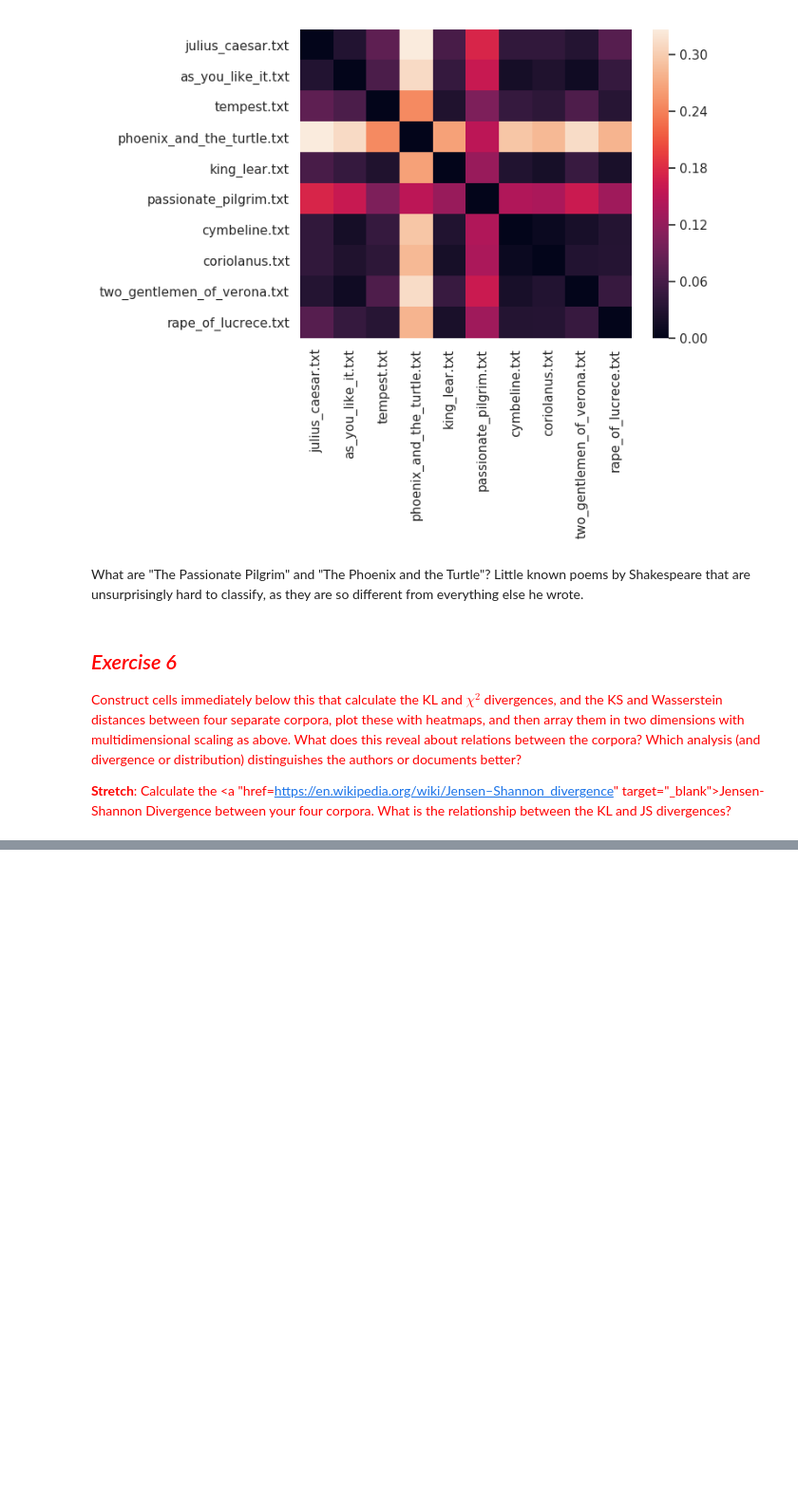
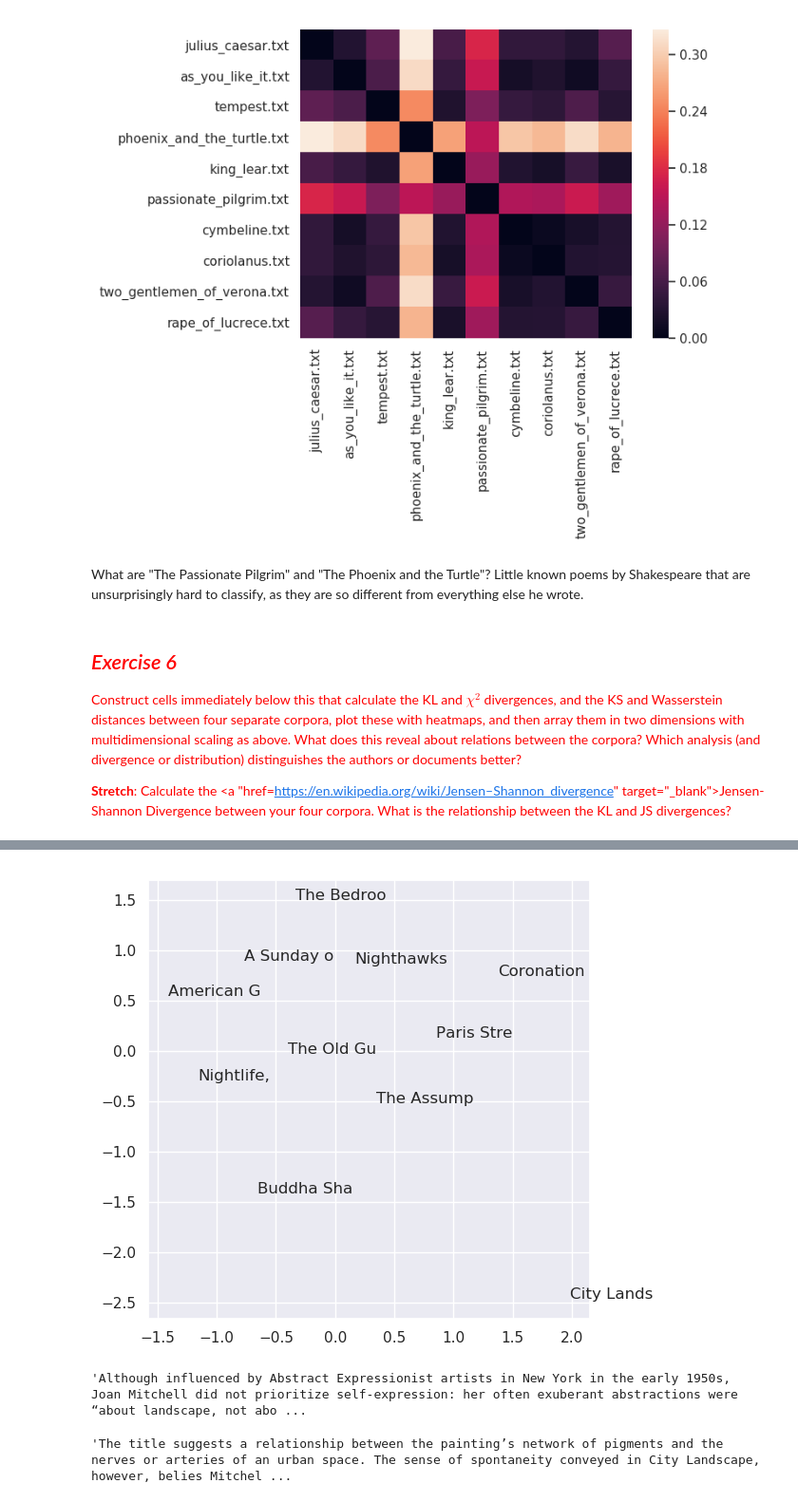
Before and after one commit to luxin-tian/Content-Analysis-2020, a Jupyter notebook: week-4/4-Counting-Words-Phrases_Exercise.ipynb, the cells around one changed output, grey strips where cells are left out. Shown at 95% size. Drawn from its saved outputs; the diff is of its cells as text; code cells hidden in the pictures; blank space fills up the shorter version.

```diff
--- a/week-4/4-Counting-Words-Phrases_Exercise.ipynb
+++ b/week-4/4-Counting-Words-Phrases_Exercise.ipynb
@@ -2583,0 +2820,2 @@ The movie, about time, which is about time travel, funnily enough has:
+# %%
+sents = art_chicago['description_text'][0].split('. ')
@@ -2952,0 +3504,25 @@ What are "The Passionate Pilgrim" and "The Phoenix and the Turtle"? Little known
+# %%
+# Perform a multidimensional scaling of the matrix to reveal more patterns.
+mds = sklearn.manifold.MDS()
+pos = mds.fit(M).embedding_
+x = pos[:,0]
+y = pos[:,1]
+fig, ax = plt.subplots(figsize = (6,6))
+plt.plot(x, y, ' ')
+for i, txt in enumerate(fileids):
+    ax.annotate(txt[:10], (x[i],y[i]))
+
+
+# The titles are truncated to save place
+
+# City Landscape is slightly divergent from others.
+# %% [output]
+[figure, added]
+# %%
+art_chicago[art_chicago['artwork_title'] == 'City Landscape, 1955, Joan Mitchell']['description_text'][10]
+# %% [output]
+'Although influenced by Abstract Expressionist artists in New York in the early 1950s, Joan Mitchell did not prioritize self-expression: her often exuberant abstractions were “about landscape, not abo ...
+# %%
+art_chicago[art_chicago['artwork_title'] == 'City Landscape, 1955, Joan Mitchell']['description_text'][11]
+# %% [output]
+'The title suggests a relationship between the painting’s network of pigments and the nerves or arteries of an urban space. The sense of spontaneity conveyed in City Landscape, however, belies Mitchel ...
```
Also changed, not shown: parts of 47 cells of this notebook, 1 other file.
